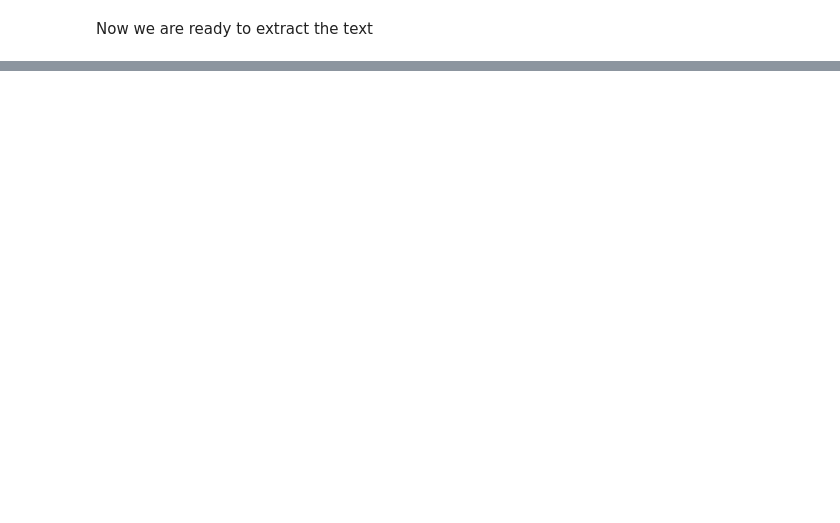
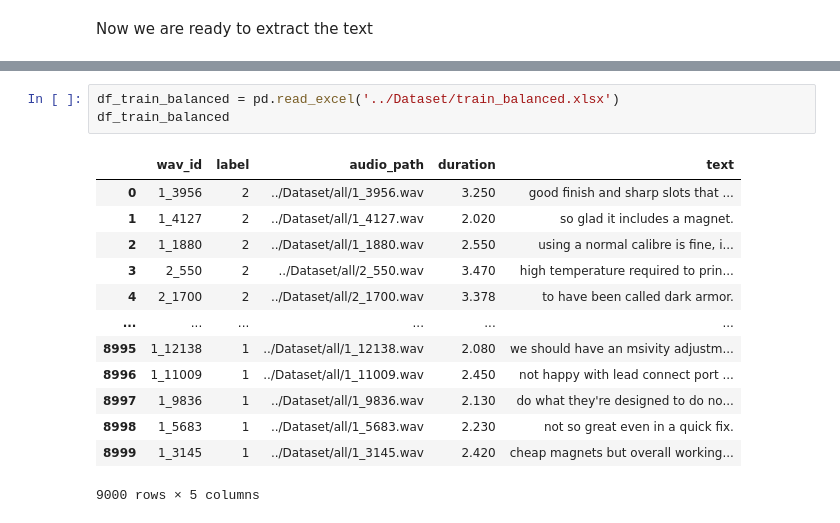
Before and after one commit to TurrAlix/Sound-Sentiment-Analysis, a Jupyter notebook: src/main.ipynb, the cells around one changed output, grey strips where cells are left out. Drawn from its saved outputs; the diff is of its cells as text; blank space fills up the shorter version.

```diff
--- a/src/main.ipynb
+++ b/src/main.ipynb
@@ -151,0 +199,17 @@ Average word count: 8.36
+# %%
+df_train_balanced = pd.read_excel('../Dataset/train_balanced.xlsx')
+df_train_balanced
+# %% [output]
+|  | wav_id | label | audio_path | duration | text |
+| 0 | 1_3956 | 2 | ../Dataset/all/1_3956.wav | 3.250 | good finish and sharp slots that ... |
+| 1 | 1_4127 | 2 | ../Dataset/all/1_4127.wav | 2.020 | so glad it includes a magnet. |
+| 2 | 1_1880 | 2 | ../Dataset/all/1_1880.wav | 2.550 | using a normal calibre is fine, i... |
+| 3 | 2_550 | 2 | ../Dataset/all/2_550.wav | 3.470 | high temperature required to prin... |
+| 4 | 2_1700 | 2 | ../Dataset/all/2_1700.wav | 3.378 | to have been called dark armor. |
+| ... | ... | ... | ... | ... | ... |
+| 8995 | 1_12138 | 1 | ../Dataset/all/1_12138.wav | 2.080 | we should have an msivity adjustm... |
+| 8996 | 1_11009 | 1 | ../Dataset/all/1_11009.wav | 2.450 | not happy with lead connect port ... |
+| 8997 | 1_9836 | 1 | ../Dataset/all/1_9836.wav | 2.130 | do what they're designed to do no... |
+| 8998 | 1_5683 | 1 | ../Dataset/all/1_5683.wav | 2.230 | not so great even in a quick fix. |
+| 8999 | 1_3145 | 1 | ../Dataset/all/1_3145.wav | 2.420 | cheap magnets but overall working... |
+9000 rows × 5 columns
```
Also changed, not shown: parts of 11 cells of this notebook, 2 other files.
